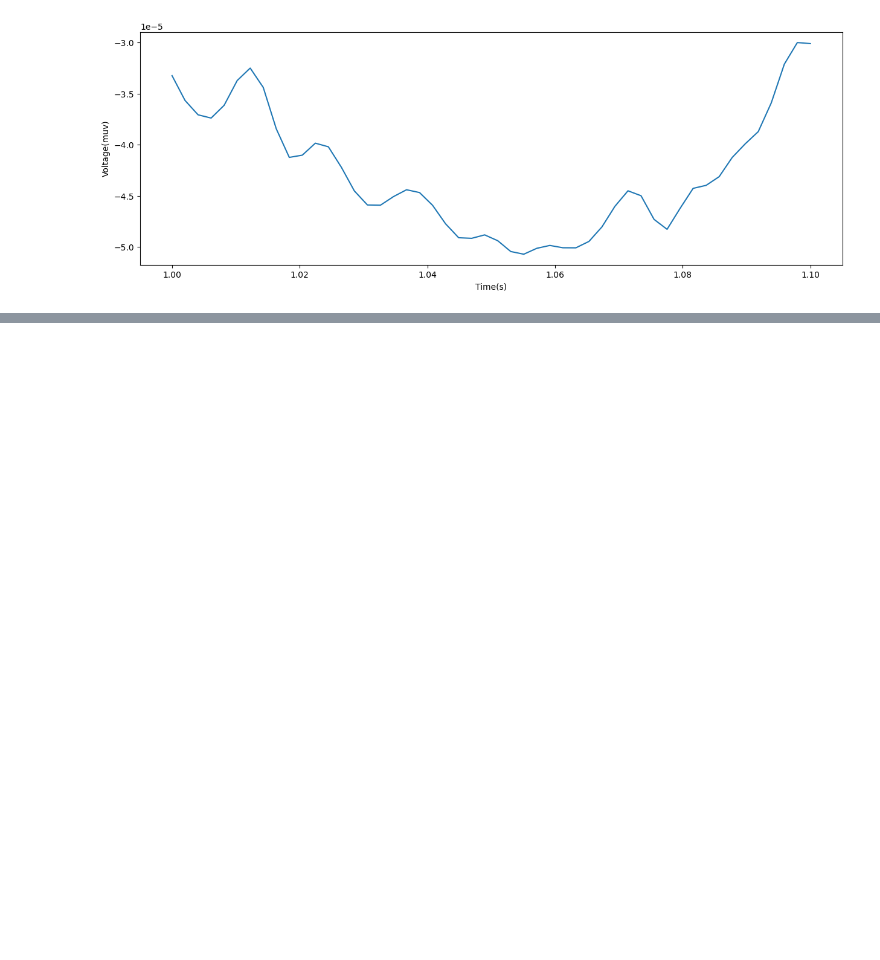
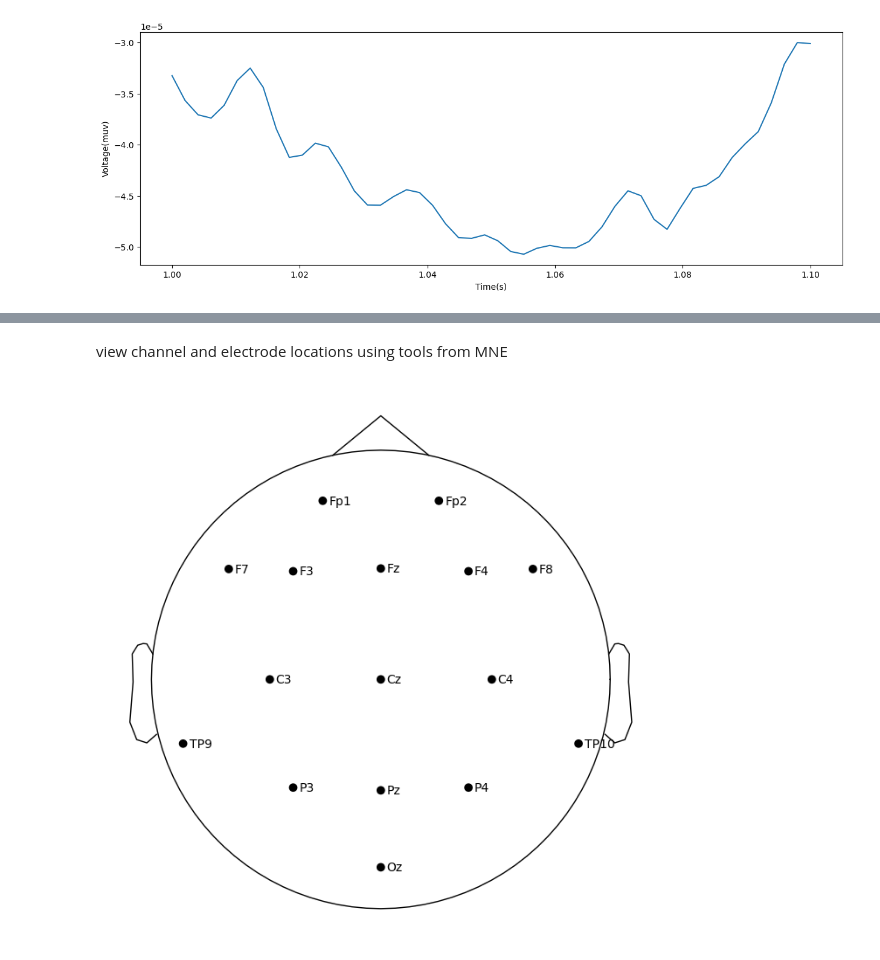
Before and after one commit to fdred7907/NESC_3505_textbook, a Jupyter notebook: 7-eeg/file1.ipynb, the cells around one changed output, grey strips where cells are left out. Cells and saved outputs as stored; diff of their text form; code cells hidden in the pictures; blank space fills up the shorter version.

```diff
--- a/7-eeg/file1.ipynb
+++ b/7-eeg/file1.ipynb
@@ -142,0 +168,2 @@ Text(0, 0.5, 'Voltage(muv)')
+# %%
+raw.set_montage('easycap-M1')
@@ -142,0 +211,7 @@ Text(0, 0.5, 'Voltage(muv)')
+# %% [markdown]
+view channel and electrode locations using tools from MNE
+# %%
+raw.plot_sensors(show_names=True)
+plt.show()
+# %% [output]
+[figure, added]
```
Also changed, not shown: parts of 24 cells of this notebook, 10 other files.
